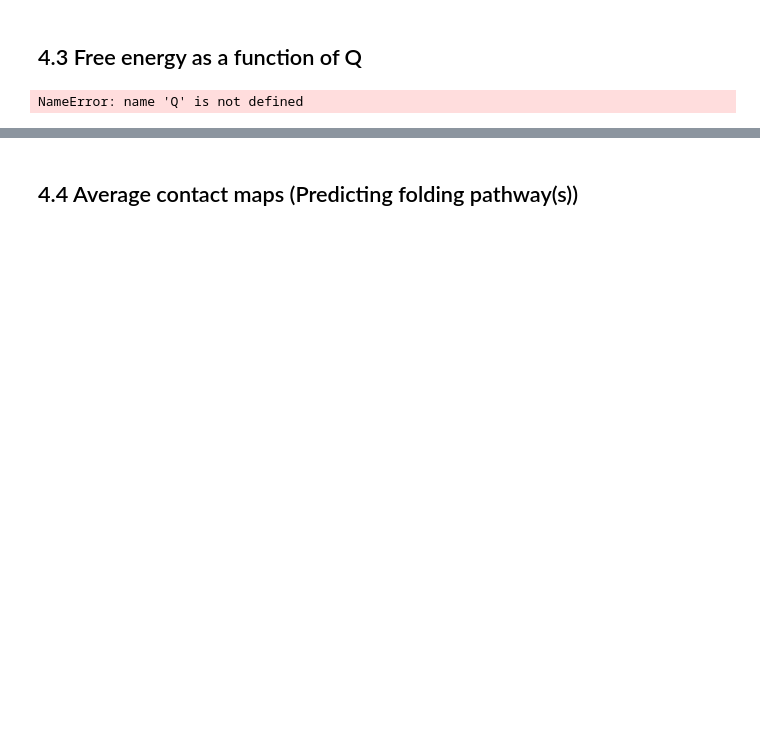
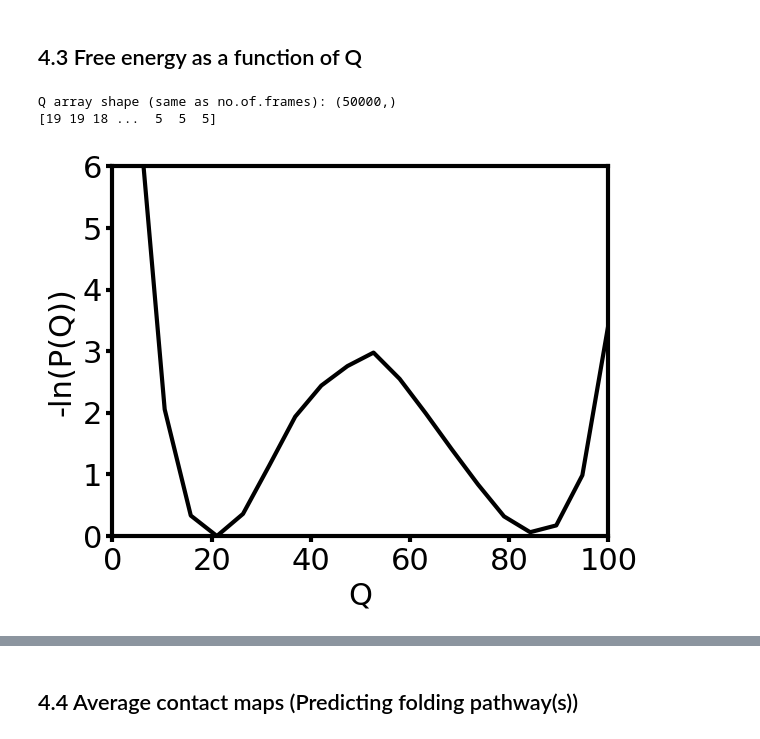
Before and after one commit to digvijaylp/SBMtutorial1, a Jupyter notebook: SBM_tutorial_1.ipynb, the cells around one changed output, grey strips where cells are left out. Cells and saved outputs as stored; diff of their text form; code cells hidden in the pictures; blank space fills up the shorter version.

```diff
--- a/SBM_tutorial_1.ipynb
+++ b/SBM_tutorial_1.ipynb
@@ -347,33 +374,35 @@ FileNotFoundError: [Errno 2] No such file or directory: 'SuBMIT_Output/Renumbere
 # %%
 print ("Q array shape (same as no.of.frames):",Q.shape)
 
-n_bins=10
+n_bins=20
 # 1-D array for Q-values (same as prev snippet)
 bin_boundaries=np.linspace(0,total_contacts,n_bins)
 #bin_width=10
 #bin_boundaries=bin_width+np.intp(range(0,total_contacts,bin_width))
 Q_to_bins=np.searchsorted(bin_boundaries,Q)
 print (Q_to_bins)
 
 # histogram
 Q_hist=np.zeros(n_bins,dtype=int)
 np.add.at(Q_hist,(Q_to_bins),1)
 
 FEP=-np.log(Q_hist+1)
 FEP=FEP-np.min(FEP)
 
 X=100*bin_boundaries/total_contacts
 fig, ax = plt.subplots()
 plt.plot(X,FEP,linewidth=3,color="black")
 plt.xlabel("Q",fontsize=22)
 plt.ylabel("-ln(P(Q))",fontsize=22)
 plt.xlim([0,100])
 plt.ylim([0,6])
 plt.xticks(fontsize = 22)
 plt.yticks(fontsize = 22)
 for axis in ['top','bottom','left','right']:
 		ax.spines[axis].set_linewidth(3)
 		ax.xaxis.set_tick_params(width=3, length=4)
 		ax.yaxis.set_tick_params(width=3, length=4)
 # %% [output]
-NameError: name 'Q' is not defined
+Q array shape (same as no.of.frames): (50000,)
+[19 19 18 ...  5  5  5]
+[figure, added]
```
Also changed, not shown: parts of 21 cells of this notebook.
